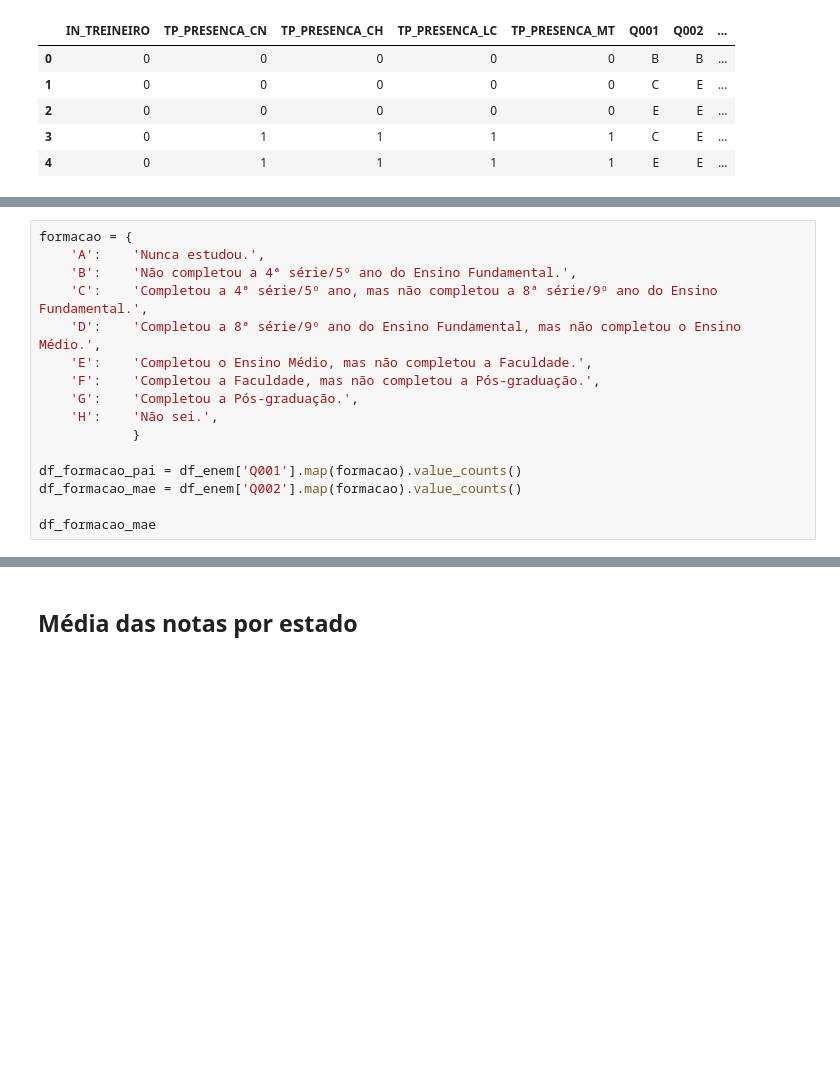
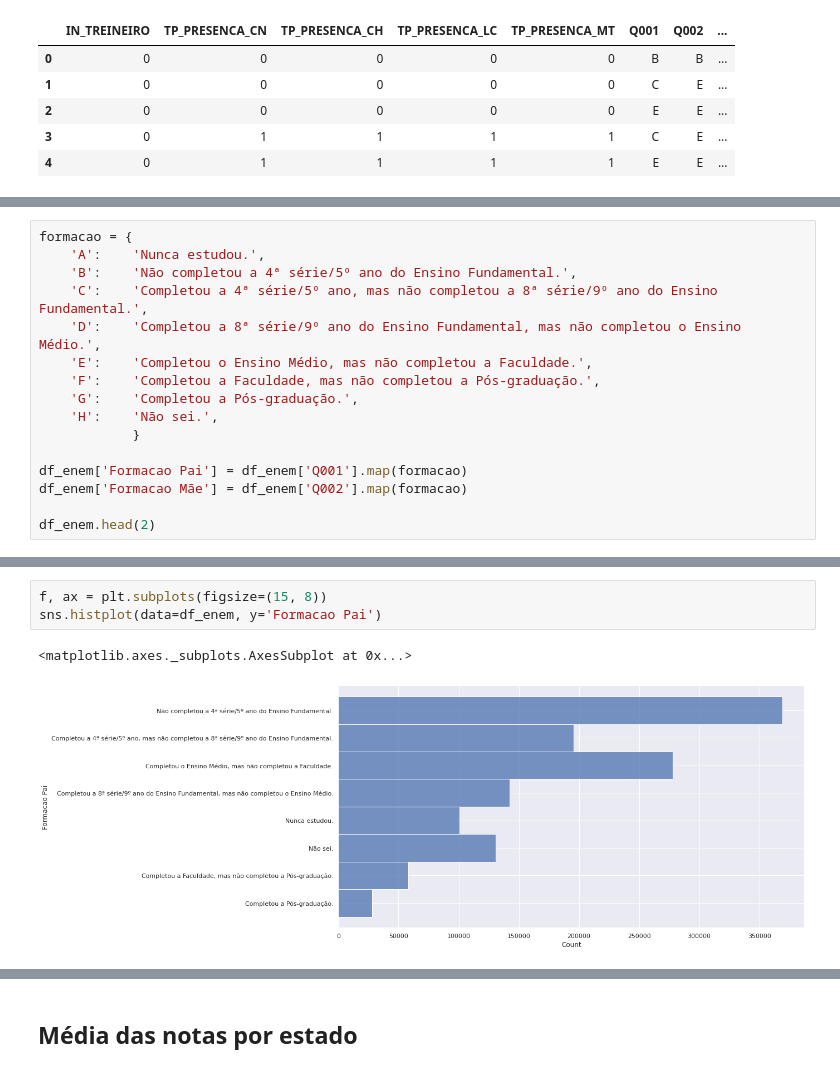
Before and after one commit to maycmesquia/analise_ENEM_2019, a Jupyter notebook: Enem_2019.ipynb, the cells around one changed output, grey strips where cells are left out. Saved outputs shown, nothing was run; the diff lists cells and outputs as text; blank space fills up the shorter version.

```diff
--- a/Enem_2019.ipynb
+++ b/Enem_2019.ipynb
@@ -133,8 +153,8 @@ formacao = {
     'H':	'Não sei.',
             }
 
-df_formacao_pai = df_enem['Q001'].map(formacao).value_counts()
-df_formacao_mae = df_enem['Q002'].map(formacao).value_counts()
+df_enem['Formacao Pai'] = df_enem['Q001'].map(formacao)
+df_enem['Formacao Mãe'] = df_enem['Q002'].map(formacao)
 
-df_formacao_mae
+df_enem.head(2)
 # %% [output]
@@ -159,0 +202,6 @@ plt.tight_layout()
+# %%
+f, ax = plt.subplots(figsize=(15, 8))
+sns.histplot(data=df_enem, y='Formacao Pai')
+# %% [output]
+<matplotlib.axes._subplots.AxesSubplot at 0x...>
+[figure, added]
```
Also changed, not shown: parts of 18 cells of this notebook.
